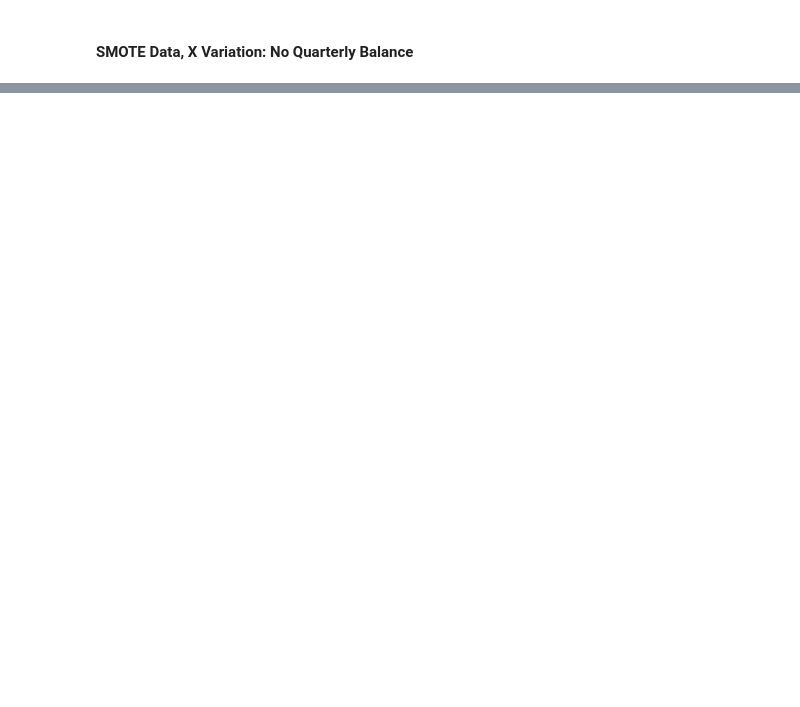
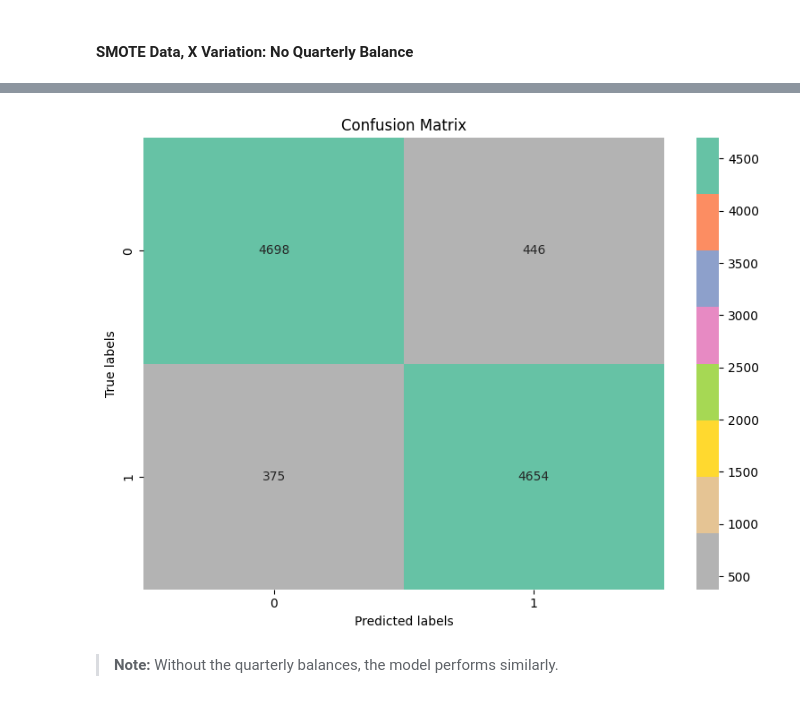
Before and after one commit to ocaoimh/hrc-mid-bootcamp-project, a Jupyter notebook: python/model_decisiontree.ipynb, the cells around one changed output, grey strips where cells are left out. Drawn from its saved outputs; the diff is of its cells as text; code cells hidden in the pictures; blank space fills up the shorter version.

Commit message:
decision tree model

```diff
--- a/python/model_decisiontree.ipynb
+++ b/python/model_decisiontree.ipynb
@@ -523,0 +525,6 @@ logsm_avg_metrics
+# %%
+# Fitting the model
+dt.fit(Xsmavg_train, ysmavg_train)
+
+# Model predictions
+dtsm_avg_pred = dt.predict(Xsmavg_test)
@@ -524,4 +542,8 @@ logsm_avg_metrics
 # %%
-plot_cm(ysmavg_test, logsm_avg_pred)
+plot_cm(ysmavg_test, dtsm_avg_pred)
+# %% [output]
+[figure, added]
+# %% [markdown]
+> **Note:** Without the quarterly balances, the model performs similarly.
 # %%
 # roc curve for models
```
Also changed, not shown: parts of 17 cells of this notebook, 1 other file.
